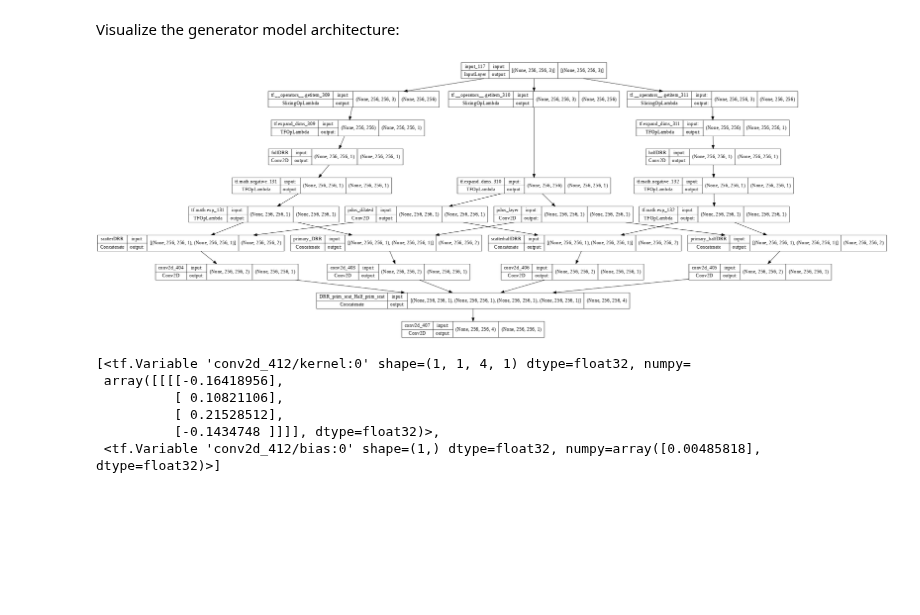
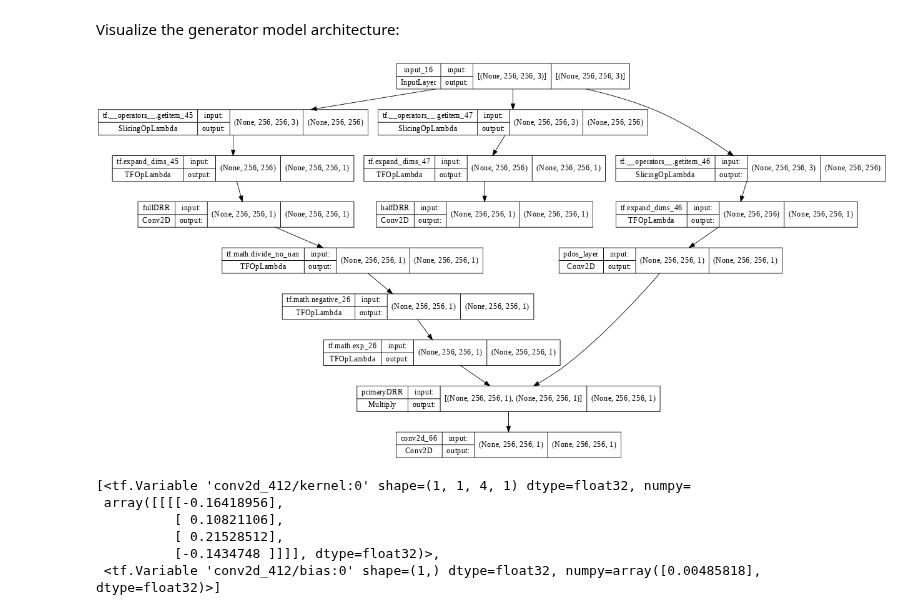
Before and after one commit to cbojechko/Image_Prediction, a Jupyter notebook: Simple_Model_GEN.ipynb, the cells around one changed output. Cells and saved outputs as stored; diff of their text form; code cells hidden in the pictures; blank space fills up the shorter version.

Commit message:
Putting together a divide cell

```diff
--- a/Simple_Model_GEN.ipynb
+++ b/Simple_Model_GEN.ipynb
@@ -510,7 +512,7 @@ def Generator(include_scatter=True, kernel=8, half_kernel=8, dilation_rate=1, ad
   return tf.keras.Model(inputs=inputs, outputs=last)
 # %%
 from tensorflow.python.ops.array_ops import zeros
-def GeneratorBMA(include_scatter=True, kernel=5, dilation_rate=1, add_half=False):
+def GeneratorBMA(include_scatter=True, kernel_size=9, add_half=False):
 
   initializerP = tf.random_normal_initializer(1.0, 0.25)
   initializerC = tf.random_normal_initializer(3.5, 0.5)
@@ -524,35 +526,32 @@ def GeneratorBMA(include_scatter=True, kernel=5, dilation_rate=1, add_half=False
 
   #logPDOS = tf.math.log(inputsPDOS)
 
-  pdos_layer = tf.keras.layers.Conv2D(1, kernel, strides=1, activation=None,
+  pdos_layer = tf.keras.layers.Conv2D(1, 1, strides=1, activation='relu',
                                       padding='same', kernel_initializer=initializerP,
                                       use_bias=True, name='pdos_layer')(inputsPDOS)
-  pdos_layer_dilated = tf.keras.layers.Conv2D(1, kernel, strides=1,
-                                              dilation_rate=dilation_rate, activation=None,
+  pdos_layer_dilated = tf.keras.layers.Conv2D(1, 5, strides=1, activation=None,
                                               padding='same', kernel_initializer=initializerP,
                                               use_bias=True, name='pdos_dilated')(inputsPDOS)
 
-  ct_layer = tf.keras.layers.Conv2D(1, kernel, strides=1, activation=None,
+  ct_layer = tf.keras.layers.Conv2D(1, 1, strides=1, activation='relu',
                                     padding='same', kernel_initializer=initializerP,
                                     use_bias=True, name='fullDRR')(inputsCT)
-  half_ct_layer = tf.keras.layers.Conv2D(1, kernel, strides=1, activation=None,
+  half_ct_layer = tf.keras.layers.Conv2D(1, 1, strides=1, activation='relu',
                                          name='halfDRR', padding='same',
                                          kernel_initializer=initializerP, use_bias=True)(halfCBCT)
-
+  ct_divide = tf.math.divide_no_nan(ct_layer, half_ct_layer)
   # lay2 = tf.keras.layers.Conv2D(1, 4, strides=1, padding='same', kernel_initializer=initializer, use_bias=False)(input[2])
   # scatter_layer = tf.keras.layers.Multiply()([scatter_layer])
-  exp_ct = tf.math.exp(-ct_layer, name='-exp_DRR')
-  primary_component_full = tf.keras.layers.Conv2D(1, 1, strides=1, activation=None, padding='same', kernel_initializer='ones')(tf.keras.layers.Concatenate(axis=-1, name='primary_DRR')([pdos_layer, exp_ct]))
-  scatter_component_full = tf.keras.layers.Conv2D(1, 1, strides=1, activation=None, padding='same', kernel_initializer='ones')(tf.keras.layers.Concatenate(axis=-1, name='scatterDRR')([pdos_layer_dilated, exp_ct]))
-  # primary_component_full = tf.keras.layers.Multiply(name='primaryDRR')([pdos_layer, exp_ct])
-  # scatter_component_full = tf.keras.layers.Multiply(name='scatterDRR')([pdos_layer_dilated, exp_ct])
+  exp_ct = tf.math.exp(-ct_divide, name='-exp_DRR')
+  primary_component_full = tf.keras.layers.Multiply(name='primaryDRR')([pdos_layer, exp_ct])
+  scatter_component_full = tf.keras.layers.Multiply(name='scatterDRR')([pdos_layer_dilated, exp_ct])
 
 
 
   exp_ct_half = tf.math.exp(-half_ct_layer, name='-exp_halfDRR')
   # primary_component_half = tf.keras.layers.Multiply(name='primary_halfDRR')([pdos_layer, exp_ct_half])
   # scatter_component_half = tf.keras.layers.Multiply(name='halfDRRscatter')([pdos_layer_dilated, exp_ct_half])
-  primary_component_half = tf.keras.layers.Conv2D(1, 1, strides=1, activation=None, padding='same', kernel_initializer='ones')(tf.keras.layers.Concatenate(axis=-1, name='primary_halfDRR')([pdos_layer, exp_ct_half]))
+  primary_component_half = tf.keras.layers.Conv2D(1, 1, strides=1, activation='relu', padding='same', kernel_initializer='ones')(tf.keras.layers.Concatenate(axis=-1, name='primary_halfDRR')([pdos_layer, exp_ct_half]))
   scatter_component_half = tf.keras.layers.Conv2D(1, 1, strides=1, activation=None, padding='same', kernel_initializer='ones')(tf.keras.layers.Concatenate(axis=-1, name='scatterhalfDRR')([pdos_layer_dilated, exp_ct_half]))
   if add_half:
     if include_scatter:
@@ -570,6 +569,6 @@ def GeneratorBMA(include_scatter=True, kernel=5, dilation_rate=1, add_half=False
           [primary_component_full, scatter_component_full])
     else:
       last = primary_component_full
-  last = tf.keras.layers.Conv2D(1, 1, activation=None, padding='same', use_bias=True)(last) # Scale the scatter contribution
+  last = tf.keras.layers.Conv2D(1, kernel_size=kernel_size, activation=None, padding='same', use_bias=True)(last) # Scale the scatter contribution
 
   return tf.keras.Model(inputs=inputs, outputs=last)
@@ -640,11 +575,11 @@ def GeneratorBMAnew(include_scatter=True, kernel=5, dilation_rate=1, add_half=Fa
 # %% [markdown]
 Visualize the generator model architecture:
 # %%
-generator = GeneratorBMA(include_scatter=True, dilation_rate=3, add_half=True)
+generator = GeneratorBMA(include_scatter=False, add_half=False)
 tf.keras.utils.plot_model(generator, show_shapes=True, dpi=64)
 #generator.summary()
 # %% [output]
-[figure, old version]
+[figure, new version]
 # %%
 generator.layers[24].weights
 # %% [output]
```
Also changed, not shown: parts of 4 cells of this notebook.
